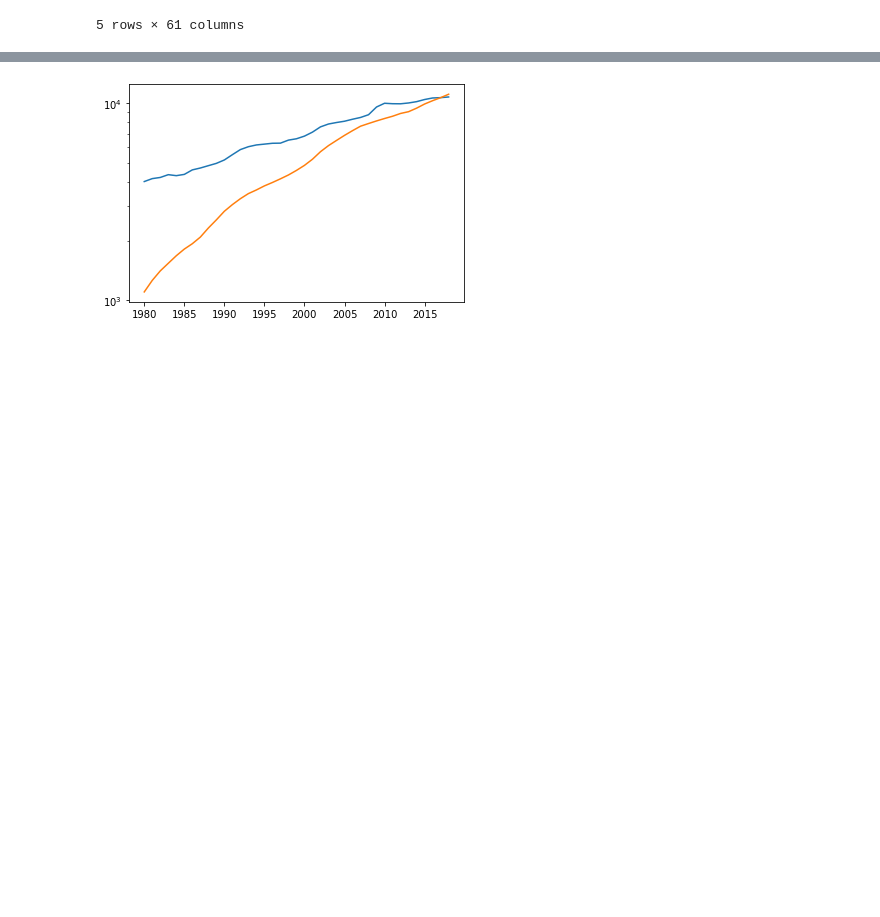
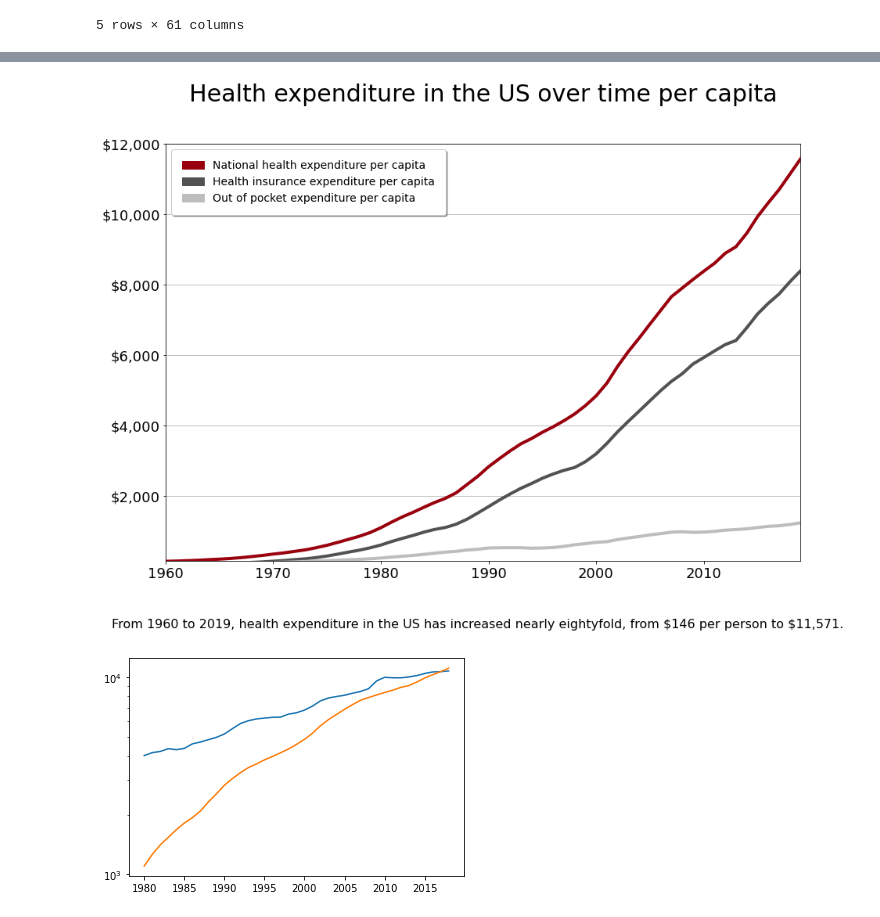
Before and after one commit to acumpelik/DataVisualizationClass, a Jupyter notebook: Week 3/DataVis2021_Assignment3_Cumpelik.ipynb, the cells around one changed output, grey strips where cells are left out. Drawn from its saved outputs; the diff is of its cells as text; code cells hidden in the pictures; blank space fills up the shorter version.

Commit message:
changed colorscheme, added horizontal grid

```diff
--- a/Week 3/DataVis2021_Assignment3_Cumpelik.ipynb
+++ b/Week 3/DataVis2021_Assignment3_Cumpelik.ipynb
@@ -57,3 +66,46 @@ plt.show()
+# %%
+# same chart but with lines instead of fill
+
+# Calculate expenditure per capita
+population = nhe2019.iloc[36][1:].astype(int)
+totalExpenditure_percap = totalExpenditure/population # convert from millions to thousands
+healthInsurance_percap = healthInsurance/population
+outOfPocket_percap = outOfPocket/population
+
+# print(totalExpenditure_percap)
+
+# Generate figure and specify properties
+fig, ax = plt.subplots(figsize=(12,8))
+plt.tight_layout()
+ax.set_title("Health expenditure in the US over time per capita", fontsize=30, y=1.09)
+ax.tick_params(axis='x', labelsize=18)
+ax.tick_params(axis='y', labelsize=18)
+ax.yaxis.set_major_formatter('${x:,.0f}')
+ax.set_xlim(1960,2019)
+ax.set_ylim(150,12000)
+ax.yaxis.grid()
+
+# Plot data
+ax.plot(yearsNHE, totalExpenditure_percap, color="#99000d", linewidth=4)
+ax.plot(yearsNHE, healthInsurance_percap, color="#525252", linewidth=4)
+ax.plot(yearsNHE, outOfPocket_percap, color="#bdbdbd", linewidth=4)
+
+# Legend
+purple = mpatches.Patch(color="#99000d", label = 'National health expenditure per capita')
+periwinkle = mpatches.Patch(color="#525252", label = 'Health insurance expenditure per capita')
+turquoise = mpatches.Patch(color="#bdbdbd", label = 'Out of pocket expenditure per capita')
+ax.legend(handles=[purple, periwinkle, turquoise], fontsize=14, loc=2, fancybox=True, borderpad=1, shadow=True)
+
+# Caption
+caption = 'From 1960 to 2019, health expenditure in the US has increased nearly eightyfold, from \$146 per person to \$11,571.'
+plt.figtext(0.5,-0.1, caption, ha='center', fontsize=16)
+
+# print(caption)
+
+plt.show()
+# plt.savefig('Health-expenditure.pdf') #, format='eps'
+# %% [output]
+[figure, added]
 # %%
 # import OECD social expenditure data; in USD per capita
 oecd_social = pd.read_csv("oecd_social.csv")
```
Also changed, not shown: parts of 2 cells of this notebook, 2 other files.
